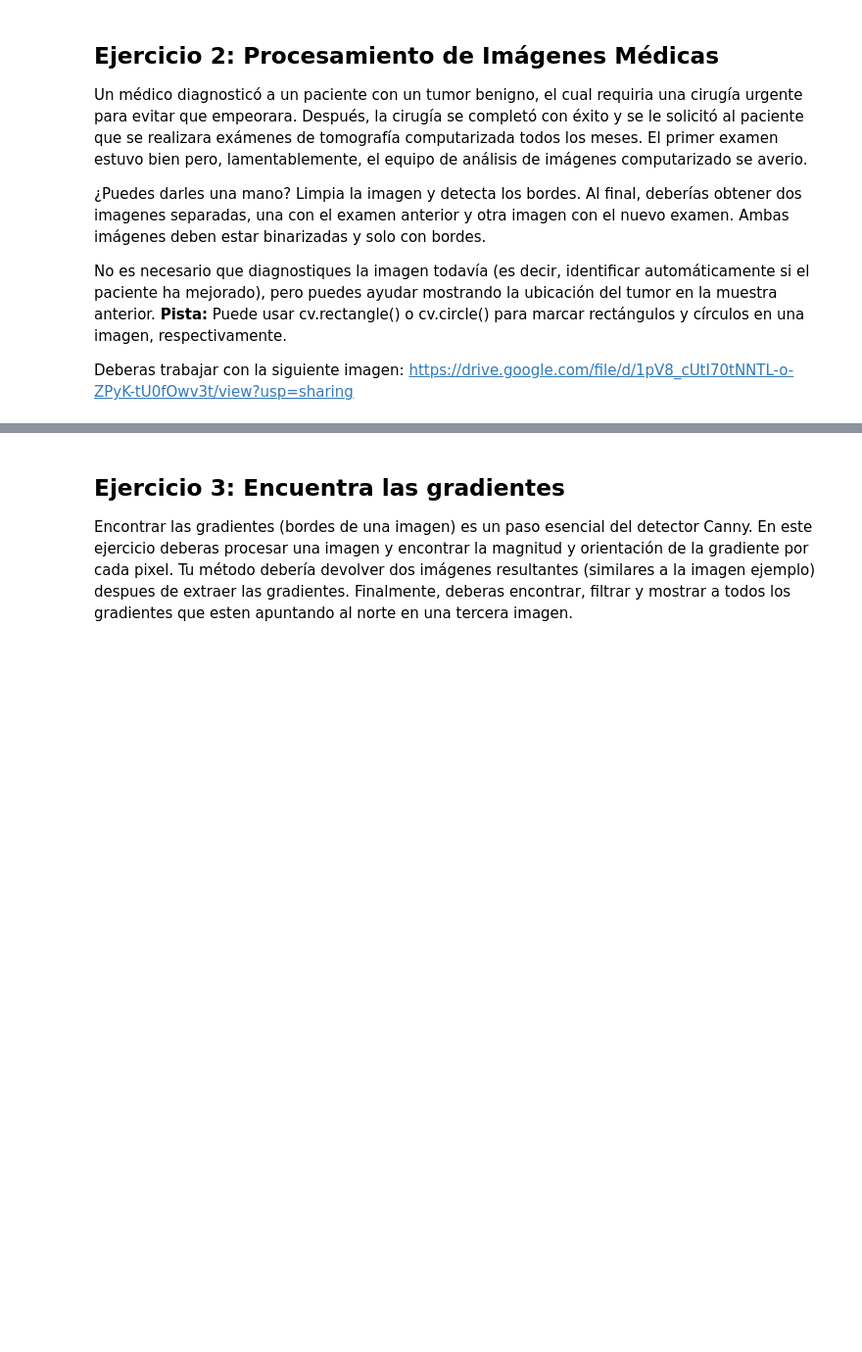
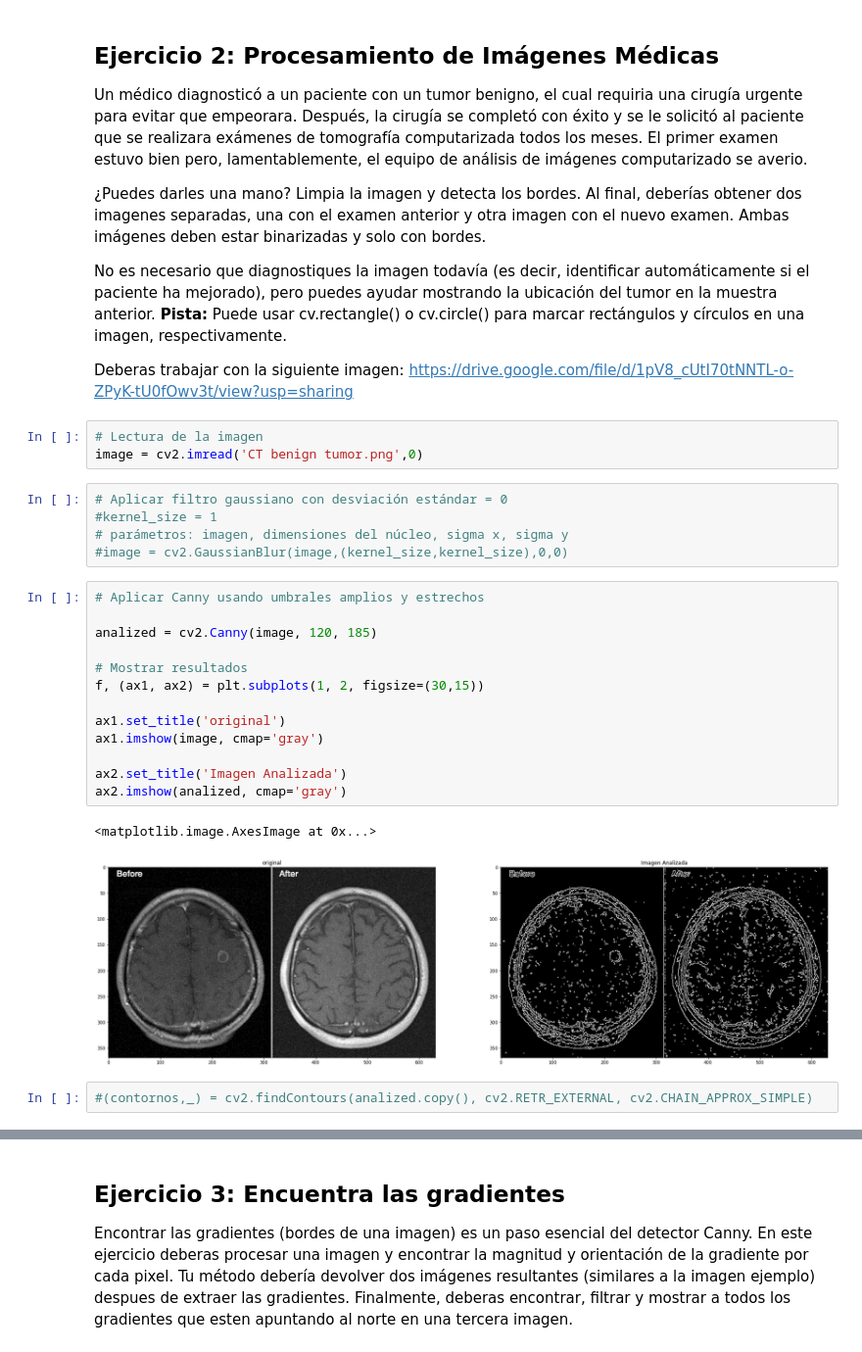
Before and after one commit to ElmerAlanoca/HackC, a Jupyter notebook: LABORATORIOS/LAB4/Lab4.ipynb, the cells around one changed output, grey strips where cells are left out. Shown at 98% size. Drawn from its saved outputs; the diff is of its cells as text; blank space fills up the shorter version.

```diff
--- a/LABORATORIOS/LAB4/Lab4.ipynb
+++ b/LABORATORIOS/LAB4/Lab4.ipynb
@@ -141,3 +141,29 @@ Limpia la imagen y detecta los bordes. Al final, deberías obtener dos imagenes
 No es necesario que diagnostiques la imagen todavía (es decir, identificar automáticamente si el paciente ha mejorado), pero puedes ayudar mostrando la ubicación del tumor en la muestra anterior. **Pista:** Puede usar cv.rectangle() o cv.circle() para marcar rectángulos y círculos en una imagen, respectivamente.
 
 Deberas trabajar con la siguiente imagen: https://drive.google.com/file/d/1pV8_cUtI70tNNTL-o-ZPyK-tU0fOwv3t/view?usp=sharing
+# %%
+# Lectura de la imagen
+image = cv2.imread('CT benign tumor.png',0)
+# %%
+# Aplicar filtro gaussiano con desviación estándar = 0
+#kernel_size = 1
+# parámetros: imagen, dimensiones del núcleo, sigma x, sigma y
+#image = cv2.GaussianBlur(image,(kernel_size,kernel_size),0,0)
+# %%
+# Aplicar Canny usando umbrales amplios y estrechos
+
+analized = cv2.Canny(image, 120, 185)
+
+# Mostrar resultados
+f, (ax1, ax2) = plt.subplots(1, 2, figsize=(30,15))
+
+ax1.set_title('original')
+ax1.imshow(image, cmap='gray')
+
+ax2.set_title('Imagen Analizada')
+ax2.imshow(analized, cmap='gray')
+# %% [output]
+<matplotlib.image.AxesImage at 0x...>
+[figure, added]
+# %%
+#(contornos,_) = cv2.findContours(analized.copy(), cv2.RETR_EXTERNAL, cv2.CHAIN_APPROX_SIMPLE)
```
Also changed, not shown: parts of 4 cells of this notebook, 1 other file.
